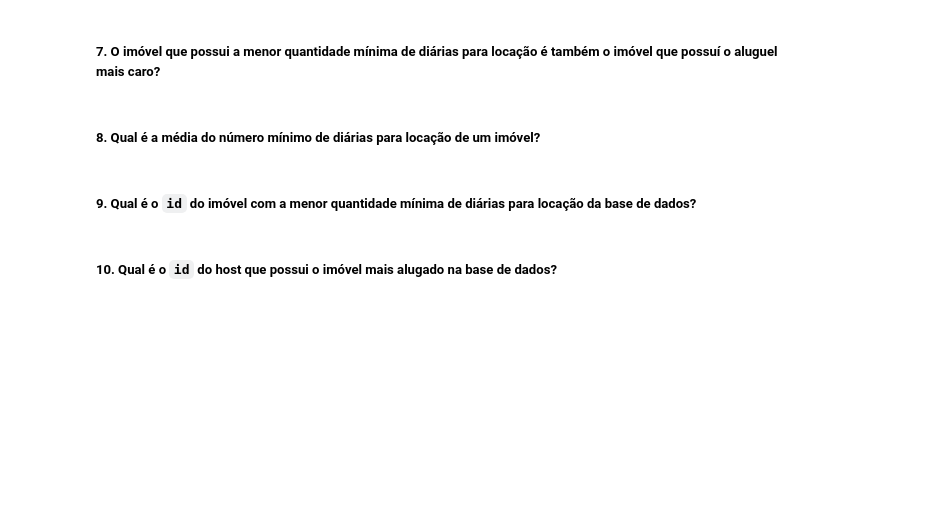
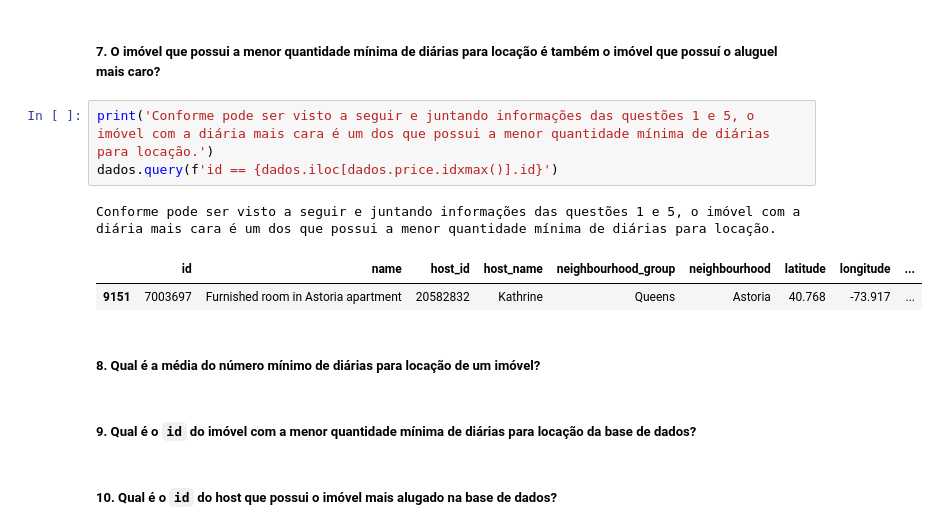
Before and after one commit to Daniel-ASG/CDS_projetos_finais, a Jupyter notebook: projeto_final_certificacao_aluno.ipynb, the cells around one changed output. Cells and saved outputs as stored; diff of their text form; blank space fills up the shorter version.

```diff
--- a/projeto_final_certificacao_aluno.ipynb
+++ b/projeto_final_certificacao_aluno.ipynb
@@ -330,5 +522,12 @@ Image('img/regions_nyc.jpg')
 # %% [markdown]
 ##### 7. O imóvel que possui a menor quantidade mínima de diárias para locação é também o imóvel que possuí o aluguel mais caro?
+# %%
+print('Conforme pode ser visto a seguir e juntando informações das questões 1 e 5, o imóvel com a diária mais cara é um dos que possui a menor quantidade mínima de diárias para locação.')
+dados.query(f'id == {dados.iloc[dados.price.idxmax()].id}')
+# %% [output]
+Conforme pode ser visto a seguir e juntando informações das questões 1 e 5, o imóvel com a diária mais cara é um dos que possui a menor quantidade mínima de diárias para locação.
+|  | id | name | host_id | host_name | neighbourhood_group | neighbourhood | latitude | longitude | ... |
+| 9151 | 7003697 | Furnished room in Astoria apartment | 20582832 | Kathrine | Queens | Astoria | 40.768 | -73.917 | ... |
 # %% [markdown]
 ##### 8. Qual é a média do número mínimo de diárias para locação de um imóvel?
 # %% [markdown]
```
Also changed, not shown: parts of 23 cells of this notebook.
